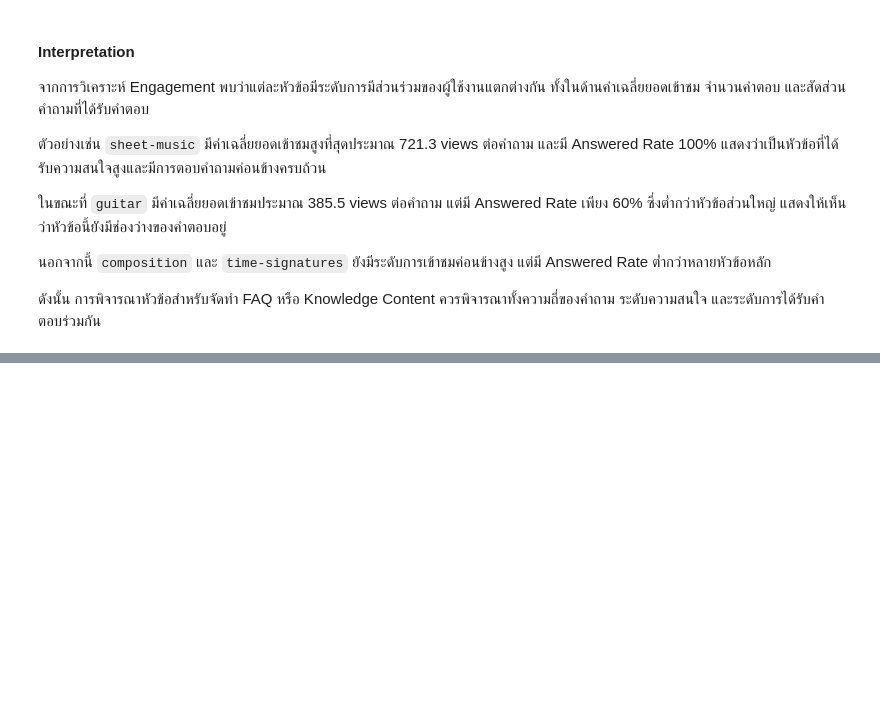
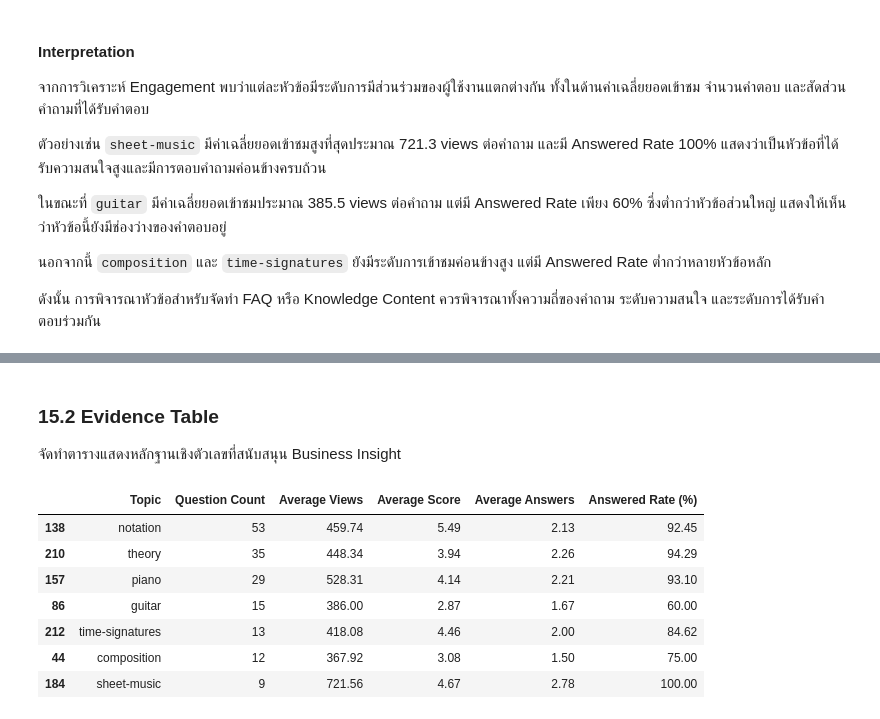
Before and after one commit to suphitchakh-web/Project_1, a Jupyter notebook: Team06_Part2.ipynb, the cells around one changed output, grey strips where cells are left out. Saved outputs shown, nothing was run; the diff lists cells and outputs as text; code cells hidden in the pictures; blank space fills up the shorter version.

```diff
--- a/Team06_Part2.ipynb
+++ b/Team06_Part2.ipynb
@@ -4067,0 +4197,64 @@ plt.show()
+# %% [markdown]
+### 15.2 Evidence Table
+จัดทำตารางแสดงหลักฐานเชิงตัวเลขที่สนับสนุน Business Insight
+# %%
+# ============================================================
+# 15.2 Evidence Table
+# ============================================================
+
+evidence_tags = [
+    "notation",
+    "theory",
+    "piano",
+    "sheet-music",
+    "guitar",
+    "composition",
+    "time-signatures"
+]
+
+evidence_table = (
+    tag_summary_filtered[
+        tag_summary_filtered["tag"].isin(evidence_tags)
+    ]
+    [
+        [
+            "tag",
+            "question_count",
+            "avg_views",
+            "avg_score",
+            "avg_answers",
+            "answered_rate_pct"
+        ]
+    ]
+    .sort_values("question_count", ascending=False)
+    .copy()
+)
+
+# ปัดทศนิยมให้อ่านง่าย
+evidence_table["avg_views"] = evidence_table["avg_views"].round(2)
+evidence_table["avg_score"] = evidence_table["avg_score"].round(2)
+evidence_table["avg_answers"] = evidence_table["avg_answers"].round(2)
+evidence_table["answered_rate_pct"] = (
+    evidence_table["answered_rate_pct"].round(2)
+)
+
+# เปลี่ยนชื่อคอลัมน์
+evidence_table.columns = [
+    "Topic",
+    "Question Count",
+    "Average Views",
+    "Average Score",
+    "Average Answers",
+    "Answered Rate (%)"
+]
+
+display(evidence_table)
+# %% [output]
+|  | Topic | Question Count | Average Views | Average Score | Average Answers | Answered Rate (%) |
+| 138 | notation | 53 | 459.74 | 5.49 | 2.13 | 92.45 |
+| 210 | theory | 35 | 448.34 | 3.94 | 2.26 | 94.29 |
+| 157 | piano | 29 | 528.31 | 4.14 | 2.21 | 93.10 |
+| 86 | guitar | 15 | 386.00 | 2.87 | 1.67 | 60.00 |
+| 212 | time-signatures | 13 | 418.08 | 4.46 | 2.00 | 84.62 |
+| 44 | composition | 12 | 367.92 | 3.08 | 1.50 | 75.00 |
+| 184 | sheet-music | 9 | 721.56 | 4.67 | 2.78 | 100.00 |
```
Also changed, not shown: parts of 21 cells of this notebook.
